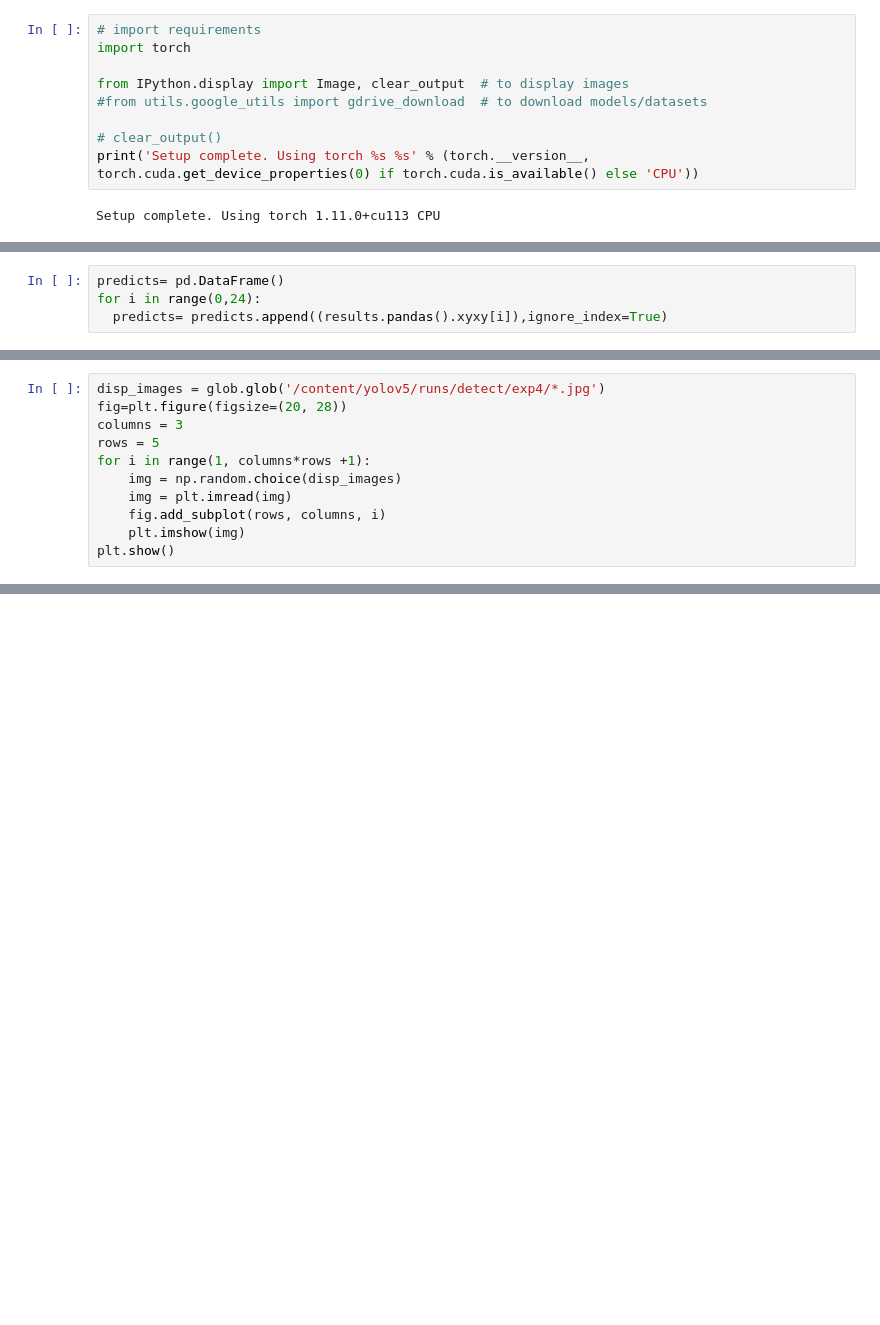
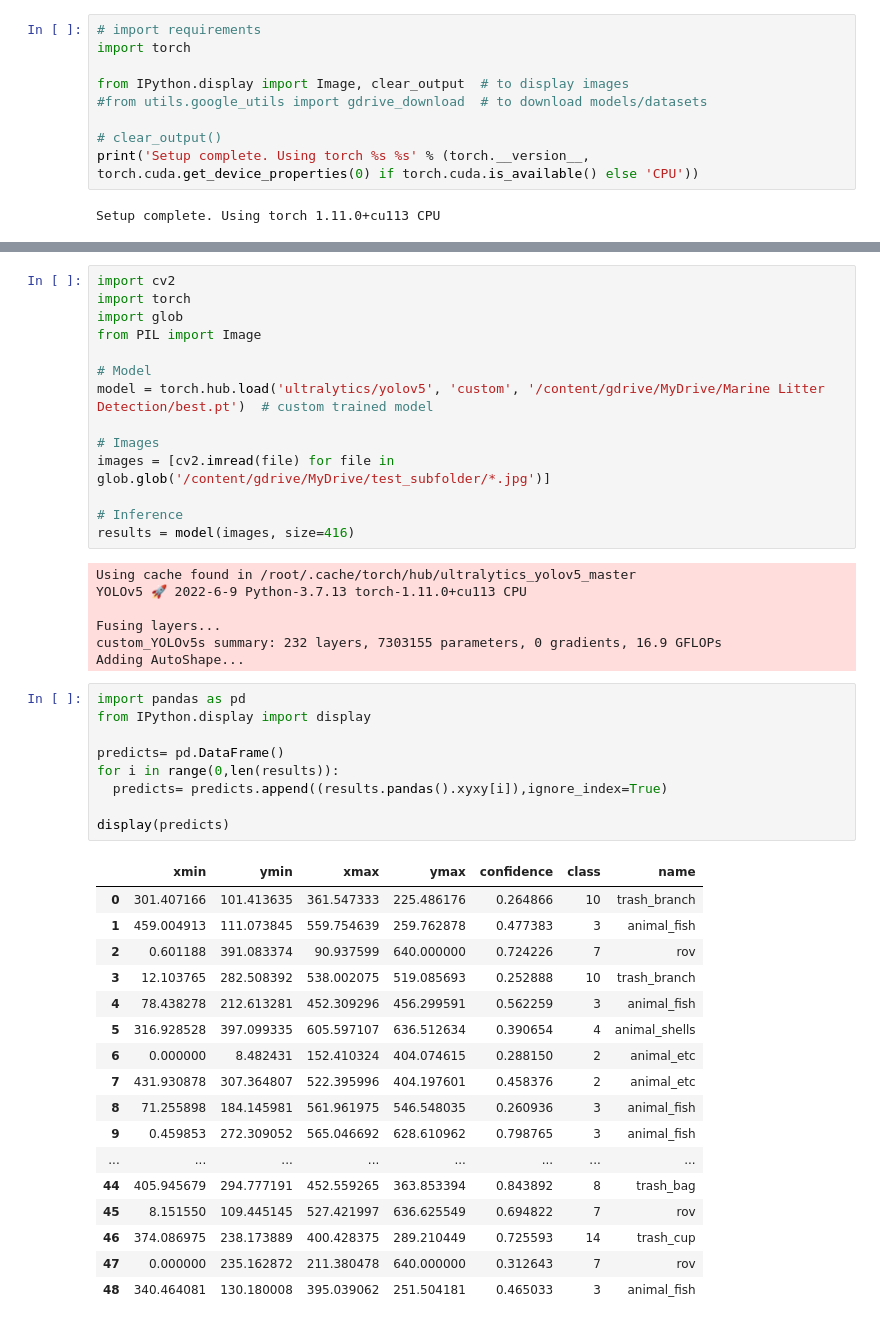
Before and after one commit to Rumana20/Marine-Litter-Detection-using-AI-Techniques, a Jupyter notebook: Implementation.ipynb, the cells around one changed output, grey strips where cells are left out. Drawn from its saved outputs; the diff is of its cells as text; blank space fills up the shorter version.

```diff
--- a/Implementation.ipynb
+++ b/Implementation.ipynb
@@ -133,4 +49,0 @@ import pandas as pd
-# %%
-predicts= pd.DataFrame()
-for i in range(0,24):
-  predicts= predicts.append((results.pandas().xyxy[i]),ignore_index=True)
@@ -221,11 +49,0 @@ import numpy as np
-# %%
-disp_images = glob.glob('/content/yolov5/runs/detect/exp4/*.jpg')
-fig=plt.figure(figsize=(20, 28))
-columns = 3
-rows = 5
-for i in range(1, columns*rows +1):
-    img = np.random.choice(disp_images)
-    img = plt.imread(img)
-    fig.add_subplot(rows, columns, i)
-    plt.imshow(img)
-plt.show()
@@ -776,0 +50,48 @@ Results saved to runs/val/yolo_det5
+# %%
+import cv2
+import torch
+import glob
+from PIL import Image
+
+# Model
+model = torch.hub.load('ultralytics/yolov5', 'custom', '/content/gdrive/MyDrive/Marine Litter Detection/best.pt')  # custom trained model
+
+# Images
+images = [cv2.imread(file) for file in glob.glob('/content/gdrive/MyDrive/test_subfolder/*.jpg')]
+
+# Inference
+results = model(images, size=416)
+# %% [output]
+Using cache found in /root/.cache/torch/hub/ultralytics_yolov5_master
+YOLOv5 🚀 2022-6-9 Python-3.7.13 torch-1.11.0+cu113 CPU
+
+Fusing layers...
+custom_YOLOv5s summary: 232 layers, 7303155 parameters, 0 gradients, 16.9 GFLOPs
+Adding AutoShape...
+# %%
+import pandas as pd
+from IPython.display import display
+
+predicts= pd.DataFrame()
+for i in range(0,len(results)):
+  predicts= predicts.append((results.pandas().xyxy[i]),ignore_index=True)
+
+display(predicts)
+# %% [output]
+|  | xmin | ymin | xmax | ymax | confidence | class | name |
+| 0 | 301.407166 | 101.413635 | 361.547333 | 225.486176 | 0.264866 | 10 | trash_branch |
+| 1 | 459.004913 | 111.073845 | 559.754639 | 259.762878 | 0.477383 | 3 | animal_fish |
+| 2 | 0.601188 | 391.083374 | 90.937599 | 640.000000 | 0.724226 | 7 | rov |
+| 3 | 12.103765 | 282.508392 | 538.002075 | 519.085693 | 0.252888 | 10 | trash_branch |
+| 4 | 78.438278 | 212.613281 | 452.309296 | 456.299591 | 0.562259 | 3 | animal_fish |
+| 5 | 316.928528 | 397.099335 | 605.597107 | 636.512634 | 0.390654 | 4 | animal_shells |
+| 6 | 0.000000 | 8.482431 | 152.410324 | 404.074615 | 0.288150 | 2 | animal_etc |
+| 7 | 431.930878 | 307.364807 | 522.395996 | 404.197601 | 0.458376 | 2 | animal_etc |
+| 8 | 71.255898 | 184.145981 | 561.961975 | 546.548035 | 0.260936 | 3 | animal_fish |
+| 9 | 0.459853 | 272.309052 | 565.046692 | 628.610962 | 0.798765 | 3 | animal_fish |
+| ... | ... | ... | ... | ... | ... | ... | ... |
+| 44 | 405.945679 | 294.777191 | 452.559265 | 363.853394 | 0.843892 | 8 | trash_bag |
+| 45 | 8.151550 | 109.445145 | 527.421997 | 636.625549 | 0.694822 | 7 | rov |
+| 46 | 374.086975 | 238.173889 | 400.428375 | 289.210449 | 0.725593 | 14 | trash_cup |
+| 47 | 0.000000 | 235.162872 | 211.380478 | 640.000000 | 0.312643 | 7 | rov |
+| 48 | 340.464081 | 130.180008 | 395.039062 | 251.504181 | 0.465033 | 3 | animal_fish |
```
Also changed, not shown: parts of 51 cells of this notebook.
